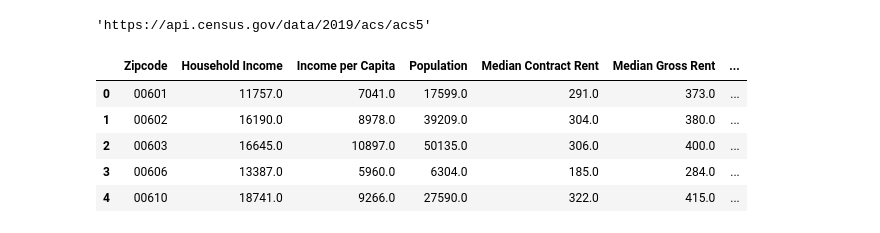
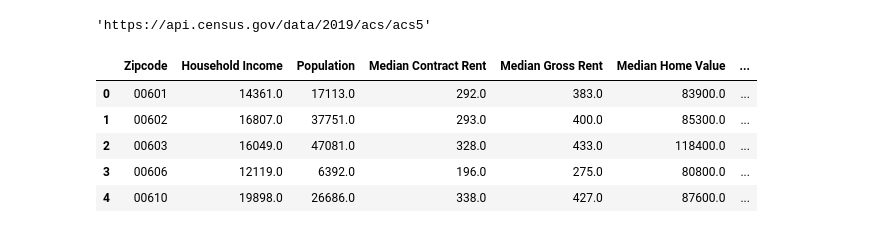
Before and after one commit to Akey20/project_1, a Jupyter notebook: Census_Demo.ipynb, the cells around one changed output. Saved outputs shown, nothing was run; the diff lists cells and outputs as text; code cells hidden in the pictures.

```diff
--- a/Census_Demo.ipynb
+++ b/Census_Demo.ipynb
@@ -23,57 +23,53 @@ display(query_url)
 # See: https://github.com/CommerceDataService/census-wrapper for library documentation
 # See: https://gist.github.com/afhaque/60558290d6efd892351c4b64e5c01e9b for labels
 
-cols = ["Zipcode", "Household Income", "Income per Capita", "Population",
+cols = ["Zipcode", "Household Income", "Population",
         "Median Contract Rent", "Median Gross Rent", "Median Home Value",
-        "Median Monthly Owner Costs","Median Age", "Year"]
+        "Median Monthly Owner Costs", "Year"]
 
 df = pd.DataFrame(columns = cols)
 
 #years = [2014, 2019]
 #years = [2015, 2015, 2016, 2017, 2018, 2019]
-years = [2017]
+years = [2019]
 for year in years:
 
     c = Census(api_key, year=year)
     census_data = c.acs5.get(("NAME", "B19013_001E",
-                              "B19301_001E",
                               "B01003_001E",
                               "B25058_001E",
                               "B25064_001E",
                               "B25077_001E",
-                              "B25088_002E",
-                              "B01002_001E"), {'for': 'zip code tabulation area:*'})
+                              "B25088_002E"), {'for': 'zip code tabulation area:*'})
 
     # Convert to DataFrame
     census_pd = pd.DataFrame(census_data)
 
     # Column Reordering
     census_pd = census_pd.rename(columns={"B19013_001E": "Household Income",
-                                          "B19301_001E": "Income per Capita",
                                           "B01003_001E": "Population",
                                           "B25058_001E": "Median Contract Rent",
                                           "B25064_001E": "Median Gross Rent",
                                           "B25077_001E": "Median Home Value",
                                           "B25088_002E": "Median Monthly Owner Costs",
-                                          "B01002_001E": "Median Age",
                                           "NAME": "Name", "zip code tabulation area": "Zipcode"})
 
 
     # Final DataFrame
     census_pd['Year']=str(year)
 
     census_pd = census_pd[cols]
 
 
     concat_df = pd.concat([df, census_pd])
 
 # Visualize
 #print(len(census_pd))
 display(concat_df.head())
 # %% [output]
-|  | Zipcode | Household Income | Income per Capita | Population | Median Contract Rent | Median Gross Rent | ... |
-| 0 | 00601 | 11757.0 | 7041.0 | 17599.0 | 291.0 | 373.0 | ... |
-| 1 | 00602 | 16190.0 | 8978.0 | 39209.0 | 304.0 | 380.0 | ... |
-| 2 | 00603 | 16645.0 | 10897.0 | 50135.0 | 306.0 | 400.0 | ... |
-| 3 | 00606 | 13387.0 | 5960.0 | 6304.0 | 185.0 | 284.0 | ... |
-| 4 | 00610 | 18741.0 | 9266.0 | 27590.0 | 322.0 | 415.0 | ... |
+|  | Zipcode | Household Income | Population | Median Contract Rent | Median Gross Rent | Median Home Value | ... |
+| 0 | 00601 | 14361.0 | 17113.0 | 292.0 | 383.0 | 83900.0 | ... |
+| 1 | 00602 | 16807.0 | 37751.0 | 293.0 | 400.0 | 85300.0 | ... |
+| 2 | 00603 | 16049.0 | 47081.0 | 328.0 | 433.0 | 118400.0 | ... |
+| 3 | 00606 | 12119.0 | 6392.0 | 196.0 | 275.0 | 80800.0 | ... |
+| 4 | 00610 | 19898.0 | 26686.0 | 338.0 | 427.0 | 87600.0 | ... |
```
Also changed, not shown: parts of 15 cells of this notebook, 6 other files.
